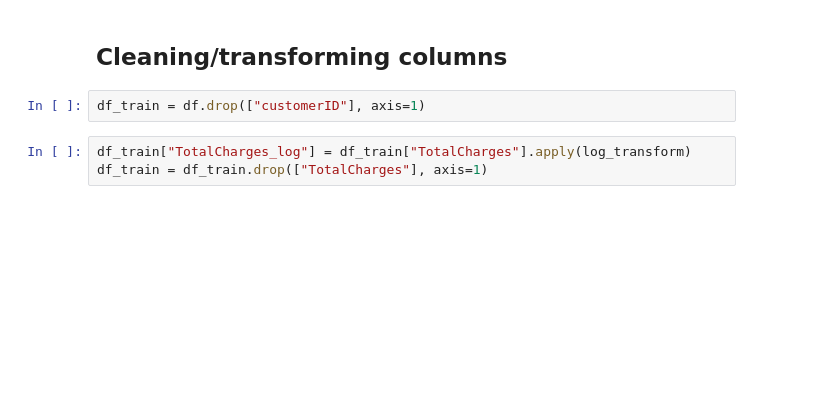
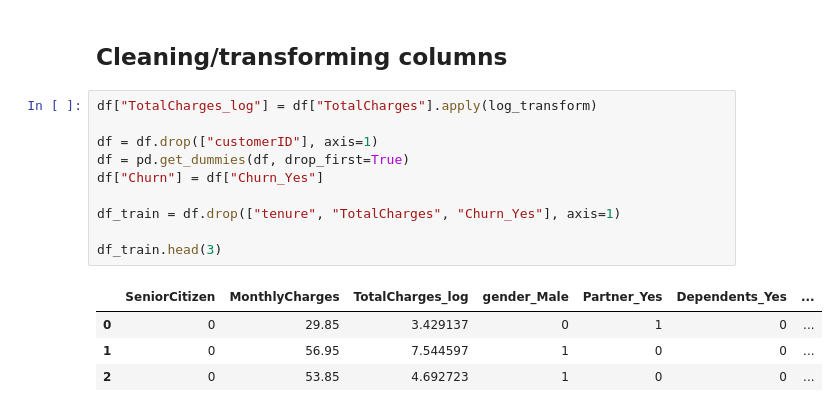
Before and after one commit to RajatShah03/telecom-customer-churn-analysis, a Jupyter notebook: data-processing-and-eda.ipynb, the cells around one changed output. Drawn from its saved outputs; the diff is of its cells as text; blank space fills up the shorter version.

```diff
--- a/solution.ipynb
+++ b/data-processing-and-eda.ipynb
@@ -273,7 +282,17 @@ sns.catplot(data=df, x="tenure_cohort", hue="Churn", col="Contract", kind="count
 # %% [markdown]
 ## Cleaning/transforming columns
-# %%
-df_train = df.drop(["customerID"], axis=1)
 # %%
-df_train["TotalCharges_log"] = df_train["TotalCharges"].apply(log_transform)
-df_train = df_train.drop(["TotalCharges"], axis=1)
+df["TotalCharges_log"] = df["TotalCharges"].apply(log_transform)
+
+df = df.drop(["customerID"], axis=1)
+df = pd.get_dummies(df, drop_first=True)
+df["Churn"] = df["Churn_Yes"]
+
+df_train = df.drop(["tenure", "TotalCharges", "Churn_Yes"], axis=1)
+
+df_train.head(3)
+# %% [output]
+|  | SeniorCitizen | MonthlyCharges | TotalCharges_log | gender_Male | Partner_Yes | Dependents_Yes | ... |
+| 0 | 0 | 29.85 | 3.429137 | 0 | 1 | 0 | ... |
+| 1 | 0 | 56.95 | 7.544597 | 1 | 0 | 0 | ... |
+| 2 | 0 | 53.85 | 4.692723 | 1 | 0 | 0 | ... |
```
Also changed, not shown: parts of 40 cells of this notebook, 3 other files.
